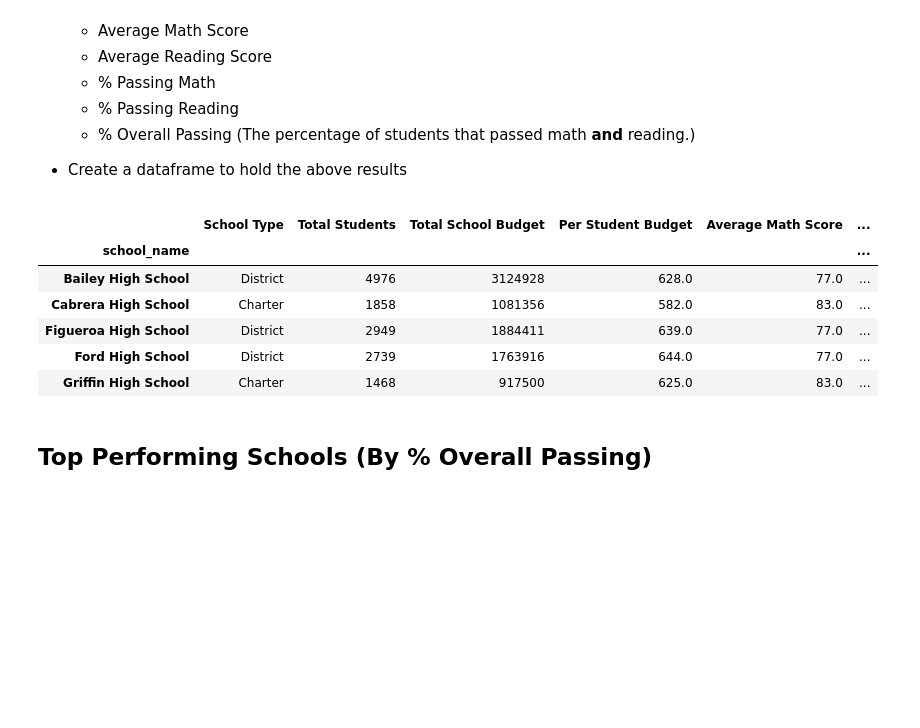
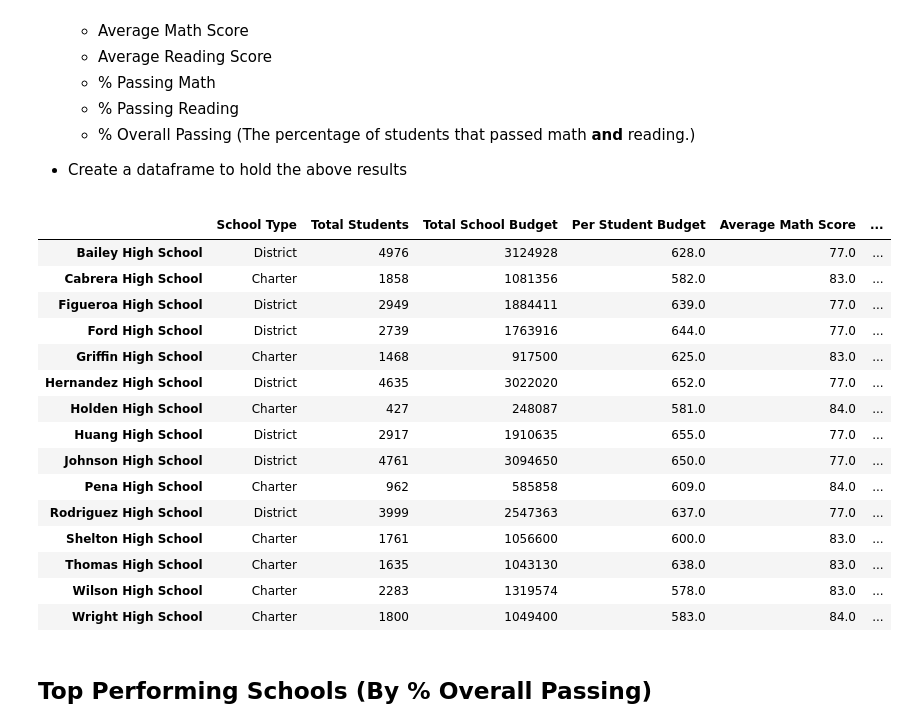
Before and after one commit to klbowman/Education-Data-Analysis, a Jupyter notebook: PyCitySchools/PyCitySchools_starter.ipynb, the cells around one changed output. Drawn from its saved outputs; the diff is of its cells as text; code cells hidden in the pictures; blank space fills up the shorter version.

```diff
--- a/PyCitySchools/PyCitySchools_starter.ipynb
+++ b/PyCitySchools/PyCitySchools_starter.ipynb
@@ -98,6 +92,7 @@ district_summary
 * Create a dataframe to hold the above results
 # %%
 #Group dataframe by school
+school_data_complete.rename(columns = {"type":"School Type"})
 school_grouped = school_data_complete.groupby(['school_name'])
 
 #Identify school type and school budget
@@ -107,63 +102,61 @@ budget = school_grouped["budget"].nth(1)
 #Calculate total number of students in each school
 total_students2 = school_grouped["student_name"].size()
 
 #Calculate total budget per student for each school
 budget_student = round((school_grouped["budget"].nth(1)) / school_grouped["student_name"].size())
 
 #Calculate average math and reading scores for each school
 ave_mathscore = round(school_grouped["math_score"].mean())
 ave_readingscore = round(school_grouped["reading_score"].mean())
 
 #Calculate % passing math
 passed_math = school_data_complete.loc[school_data_complete['math_score']>=70]
 passed_math_grouped = passed_math.groupby(['school_name'])
 number_passed_math = passed_math_grouped['student_name'].count()
 percent_passed_math = round((number_passed_math / total_students2) *100)
 
 #Calculate % passing reading
 passed_reading = school_data_complete.loc[school_data_complete['reading_score']>=70]
 passed_reading_grouped = passed_reading.groupby(['school_name'])
 number_passed_reading = passed_reading_grouped['student_name'].count()
 percent_passed_reading = round((number_passed_reading / total_students2) *100)
 
 #Calculate % overall passing
-passed_math = school_data_complete.loc[school_data_complete['math_score']>=70]
-passed_both = passed_math.loc[passed_math['reading_score']>=70]
+passed_both = school_data_complete.loc[(school_data_complete['math_score']>=70) & (school_data_complete['reading_score']>=70)]
 passed_both_grouped = passed_both.groupby(['school_name'])
 number_passed_both = passed_both_grouped['student_name'].count()
 percent_passed_overall = (number_passed_both / total_students2) *100
 
 #New dataframe to hold results above
-newschool_grouped = school_grouped.count()
-newschool_grouped.rename(columns = {"student_name":"Total Students"})
-del newschool_grouped['Student ID']
-del newschool_grouped['student_name']
-del newschool_grouped['gender']
-del newschool_grouped['grade']
-del newschool_grouped['School ID']
-del newschool_grouped['type']
-del newschool_grouped['size']
-del newschool_grouped['budget']
-del newschool_grouped['reading_score']
-del newschool_grouped['math_score']
-newschool_grouped['School Type'] = school_type
-newschool_grouped['Total Students'] = total_students2
-newschool_grouped['Total School Budget'] = budget
-newschool_grouped['Per Student Budget'] = budget_student
-newschool_grouped['Average Math Score'] = ave_mathscore
-newschool_grouped['Average Reading Score'] = ave_readingscore
-newschool_grouped['% Passing Math'] = percent_passed_math
-newschool_grouped['% Passing Reading'] = percent_passed_reading
-newschool_grouped['% Overall Passing'] = percent_passed_overall
-newschool_grouped.head()
+school_summary = pd.DataFrame(school_type)
+school_summary = school_summary.set_axis(["School Type"],axis=1)
+school_summary.index.name = None
+school_summary['Total Students'] = total_students2
+school_summary['Total School Budget'] = budget
+school_summary['Per Student Budget'] = budget_student
+school_summary['Average Math Score'] = ave_mathscore
+school_summary['Average Reading Score'] = ave_readingscore
+school_summary['% Passing Math'] = percent_passed_math
+school_summary['% Passing Reading'] = percent_passed_reading
+school_summary['% Overall Passing'] = percent_passed_overall
+school_summary
 # %% [output]
 |  | School Type | Total Students | Total School Budget | Per Student Budget | Average Math Score | ... |
-| school_name |  |  |  |  |  | ... |
 | Bailey High School | District | 4976 | 3124928 | 628.0 | 77.0 | ... |
 | Cabrera High School | Charter | 1858 | 1081356 | 582.0 | 83.0 | ... |
 | Figueroa High School | District | 2949 | 1884411 | 639.0 | 77.0 | ... |
 | Ford High School | District | 2739 | 1763916 | 644.0 | 77.0 | ... |
 | Griffin High School | Charter | 1468 | 917500 | 625.0 | 83.0 | ... |
+| Hernandez High School | District | 4635 | 3022020 | 652.0 | 77.0 | ... |
+| Holden High School | Charter | 427 | 248087 | 581.0 | 84.0 | ... |
+| Huang High School | District | 2917 | 1910635 | 655.0 | 77.0 | ... |
+| Johnson High School | District | 4761 | 3094650 | 650.0 | 77.0 | ... |
+| Pena High School | Charter | 962 | 585858 | 609.0 | 84.0 | ... |
+| Rodriguez High School | District | 3999 | 2547363 | 637.0 | 77.0 | ... |
+| Shelton High School | Charter | 1761 | 1056600 | 600.0 | 83.0 | ... |
+| Thomas High School | Charter | 1635 | 1043130 | 638.0 | 83.0 | ... |
+| Wilson High School | Charter | 2283 | 1319574 | 578.0 | 83.0 | ... |
+| Wright High School | Charter | 1800 | 1049400 | 583.0 | 84.0 | ... |
 # %% [markdown]
 ## Top Performing Schools (By % Overall Passing)
 # %% [markdown]
```
Also changed, not shown: parts of 14 cells of this notebook.
